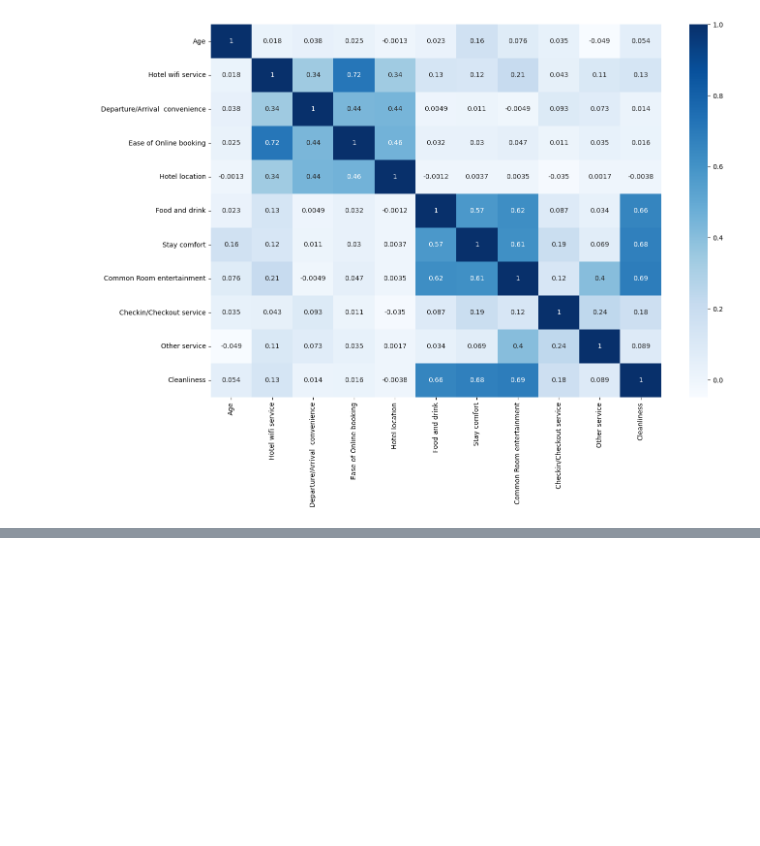
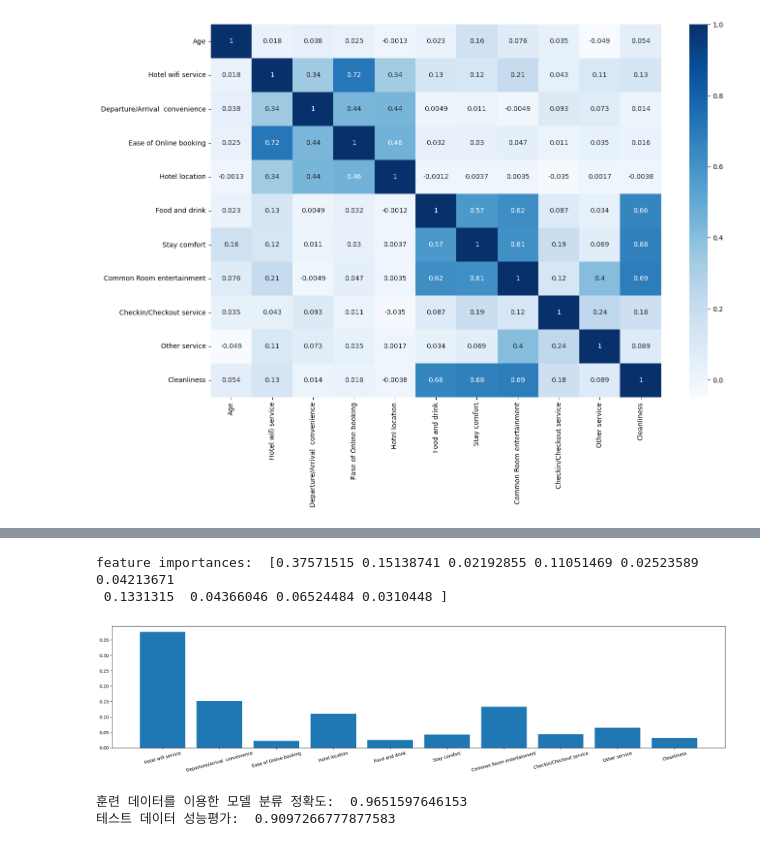
Before and after one commit to kswkm/AI_Colab, a Jupyter notebook: Decision_Tree.ipynb, the cells around one changed output, grey strips where cells are left out. Cells and saved outputs as stored; diff of their text form; code cells hidden in the pictures; blank space fills up the shorter version.

```diff
--- a/Decision_Tree.ipynb
+++ b/Decision_Tree.ipynb
@@ -84,0 +122,23 @@ X_train, X_test, y_train, y_test = train_test_split(X, y, test_size=0.3, stratif
+# %%
+#특징 중요도
+#특징이 중요할 수록 타겟에 미치는 영향력이 큼
+import numpy as np
+print("feature importances: ", model.feature_importances_)
+
+n_features = X_train.shape[1]
+plt.figure(figsize=(25, 5))
+plt.bar(np.arange(n_features), model.feature_importances_)
+plt.xticks(np.arange(n_features), df.columns[6:16], rotation=15)
+plt.show()
+# %% [output]
+feature importances:  [0.37571515 0.15138741 0.02192855 0.11051469 0.02523589 0.04213671
+ 0.1331315  0.04366046 0.06524484 0.0310448 ]
+[figure, added]
+# %%
+#모델 평가
+#훈련 데이터 및 테스트 데이터를 이용해 모델의 성능을 평가
+print("훈련 데이터를 이용한 모델 분류 정확도: ", model.score(X_train, y_train))
+print("테스트 데이터 성능평가: ", model.score(X_test, y_test))
+# %% [output]
+훈련 데이터를 이용한 모델 분류 정확도:  0.9651597646153
+테스트 데이터 성능평가:  0.9097266777877583
```
Also changed, not shown: parts of 17 cells of this notebook.
